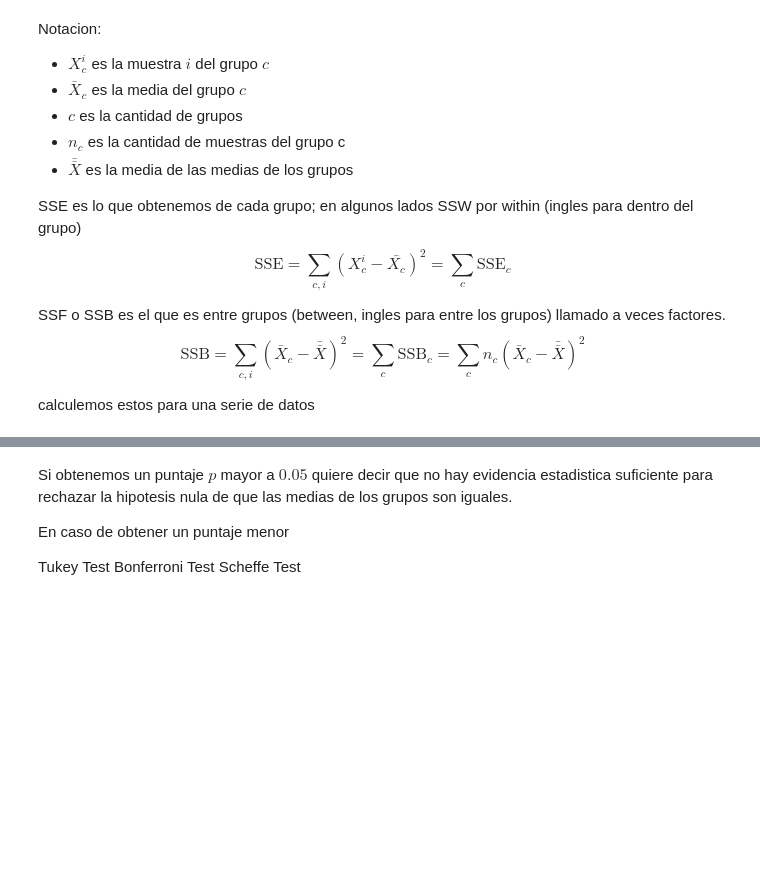
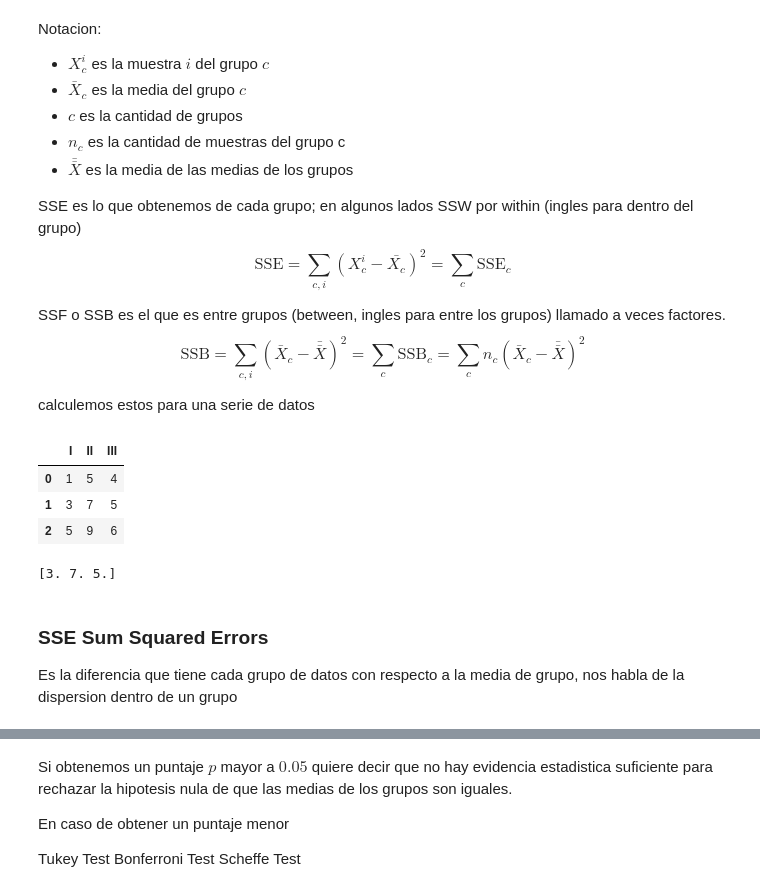
Before and after one commit to fbientrigo/machine-learning, a Jupyter notebook: 2_Estadistica/hipotesis_testing/F-test.ipynb, the cells around one changed output, grey strips where cells are left out. Drawn from its saved outputs; the diff is of its cells as text; code cells hidden in the pictures; blank space fills up the shorter version.

```diff
--- a/2_Estadistica/hipotesis_testing/F-test.ipynb
+++ b/2_Estadistica/hipotesis_testing/F-test.ipynb
@@ -50,9 +50,28 @@ $$
 $$
 
 calculemos estos para una serie de datos
+# %%
+data
+# %% [output]
+|  | I | II | III |
+| 0 | 1 | 5 | 4 |
+| 1 | 3 | 7 | 5 |
+| 2 | 5 | 9 | 6 |
 # %%
+X = data.values # X[i, c] i sample, c grupo
+
 mean_I = data['I'].mean()
 mean_II = data['II'].mean()
 mean_III = data['III'].mean()
 # aqui van todas las medias
 X_c = np.array([mean_I, mean_II, mean_III])
+
+TotalMean = np.mean(X_c) # x bar bar
+
+print(X_c)
+# %% [output]
+[3. 7. 5.]
+# %% [markdown]
+### SSE Sum Squared Errors
+Es la diferencia que tiene cada grupo de datos con respecto a la media de grupo,
+nos habla de la dispersion dentro de un grupo
```
Also changed, not shown: parts of 7 cells of this notebook.
